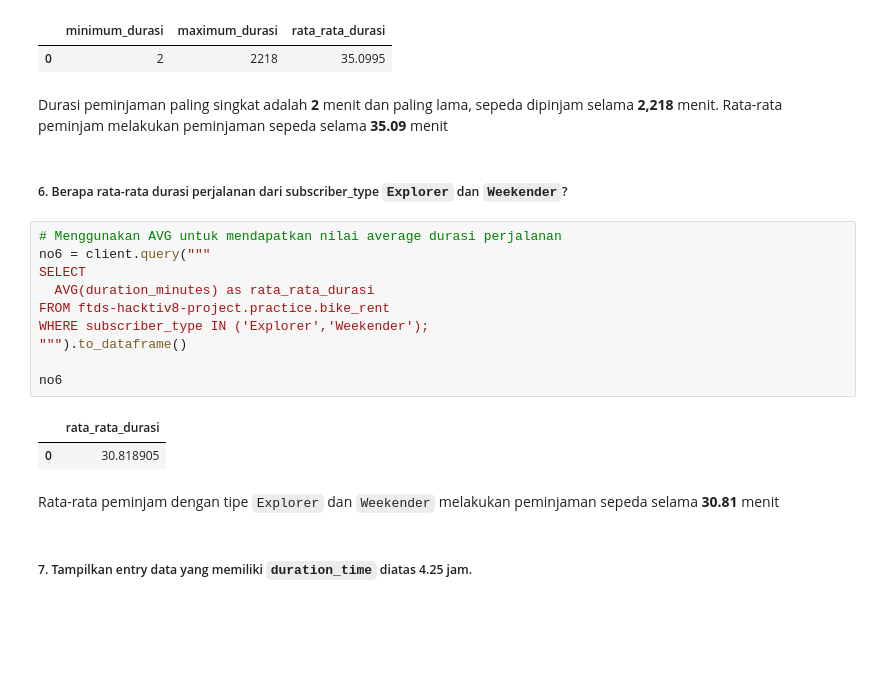
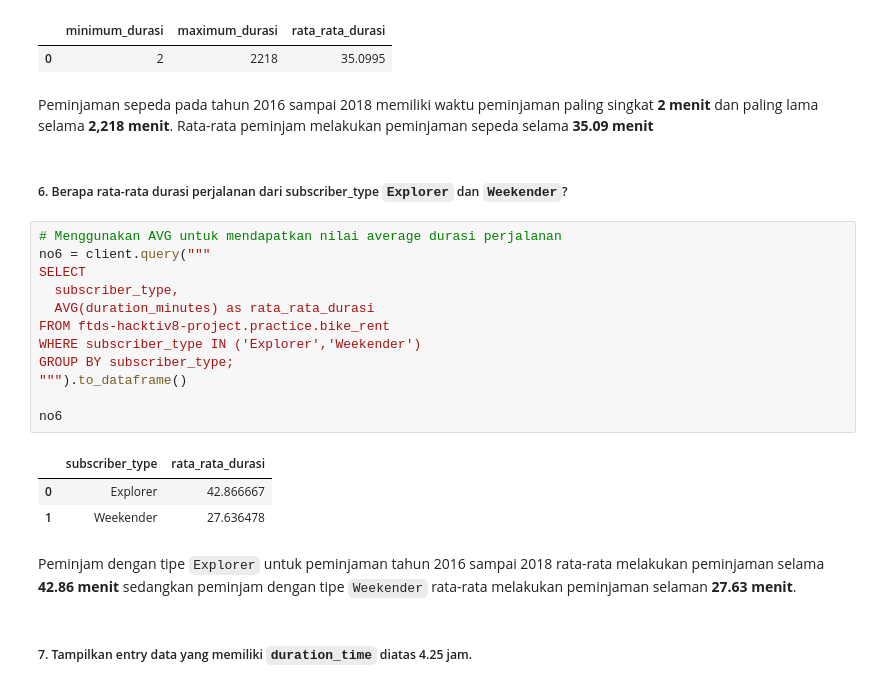
Before and after one commit to karenlontoh/kisi_kisi_lc2_p0, a Jupyter notebook: kisi_kisi_lc2_p0.ipynb, the cells around one changed output. Cells and saved outputs as stored; diff of their text form; blank space fills up the shorter version.

```diff
--- a/kisi_kisi_lc2_p0.ipynb
+++ b/kisi_kisi_lc2_p0.ipynb
@@ -125,24 +125,27 @@ no5
 |  | minimum_durasi | maximum_durasi | rata_rata_durasi |
 | 0 | 2 | 2218 | 35.0995 |
 # %% [markdown]
-Durasi peminjaman paling singkat adalah **2** menit dan paling lama, sepeda dipinjam selama **2,218** menit. Rata-rata peminjam melakukan peminjaman sepeda selama **35.09** menit
+Peminjaman sepeda pada tahun 2016 sampai 2018 memiliki waktu peminjaman paling singkat **2 menit** dan paling lama selama **2,218 menit**. Rata-rata peminjam melakukan peminjaman sepeda selama **35.09 menit**
 # %% [markdown]
 ##### 6. Berapa rata-rata durasi perjalanan dari subscriber_type `Explorer` dan `Weekender`?
 # %%
 # Menggunakan AVG untuk mendapatkan nilai average durasi perjalanan
 no6 = client.query("""
 SELECT
+  subscriber_type,
   AVG(duration_minutes) as rata_rata_durasi
 FROM ftds-hacktiv8-project.practice.bike_rent
-WHERE subscriber_type IN ('Explorer','Weekender');
+WHERE subscriber_type IN ('Explorer','Weekender')
+GROUP BY subscriber_type;
 """).to_dataframe()
 
 no6
 # %% [output]
-|  | rata_rata_durasi |
-| 0 | 30.818905 |
+|  | subscriber_type | rata_rata_durasi |
+| 0 | Explorer | 42.866667 |
+| 1 | Weekender | 27.636478 |
-# %% [markdown]
-Rata-rata peminjam dengan tipe `Explorer` dan `Weekender` melakukan peminjaman sepeda selama **30.81** menit
+# %% [markdown]
+Peminjam dengan tipe `Explorer` untuk peminjaman tahun 2016 sampai 2018 rata-rata melakukan peminjaman selama **42.86 menit** sedangkan peminjam dengan tipe `Weekender` rata-rata melakukan peminjaman selaman **27.63 menit**.
 # %% [markdown]
 ##### 7. Tampilkan entry data yang memiliki `duration_time` diatas 4.25 jam.
 # %%
```
Also changed, not shown: parts of 5 cells of this notebook.
